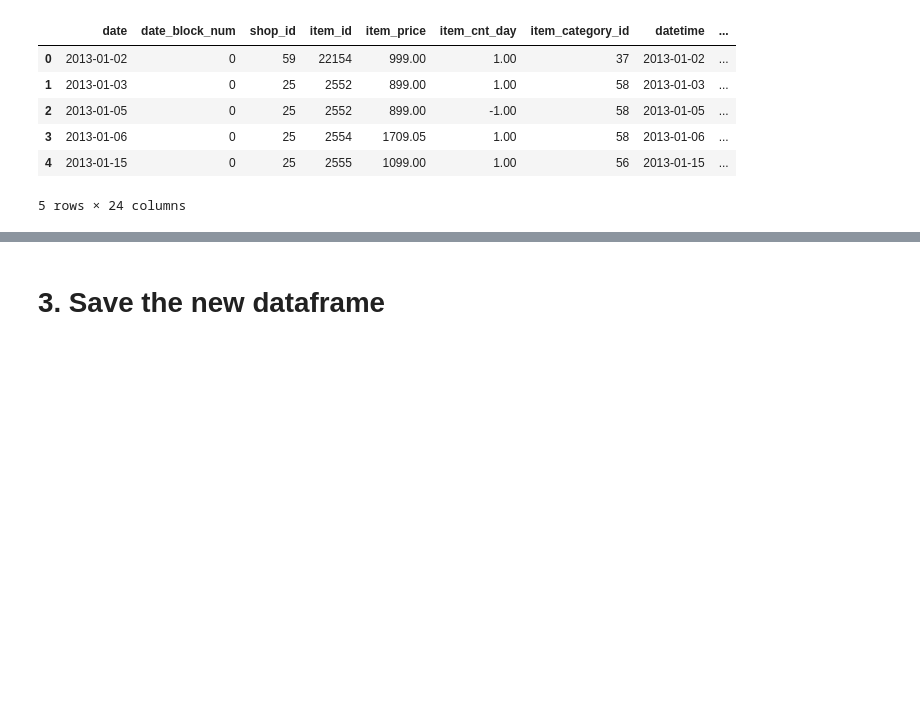
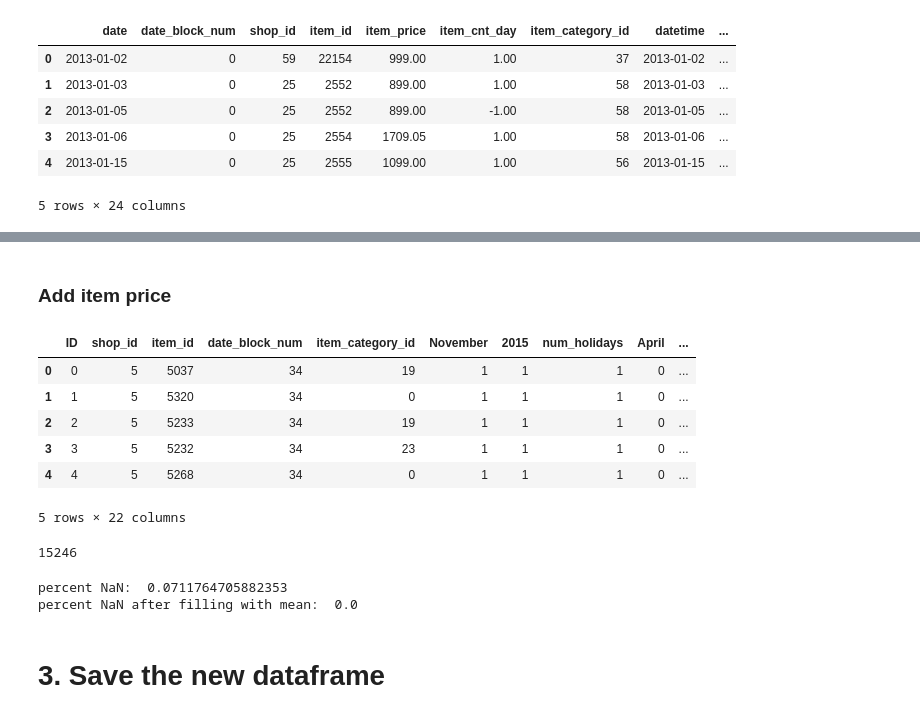
Before and after one commit to Snizzmo/Data-Science, a Jupyter notebook: Capstone_Two/03_Capstone_Two_Feature_Engineering.ipynb, the cells around one changed output, grey strips where cells are left out. Saved outputs shown, nothing was run; the diff lists cells and outputs as text; code cells hidden in the pictures; blank space fills up the shorter version.

```diff
--- a/Capstone_Two/03_Capstone_Two_Feature_Engineering.ipynb
+++ b/Capstone_Two/03_Capstone_Two_Feature_Engineering.ipynb
@@ -198,0 +278,4 @@ df.head()
+# %%
+training = training.merge(agg, on=["shop_id", "item_id","date_block_num",'item_category_id'], how='left')
+# %%
+training.drop(['holiday'], axis=1, inplace=True) #
@@ -198,0 +324,22 @@ df.head()
+# %%
+# date and datetime are encoded enough in the date_block_num, so we will drop those.
+# item_cnt_day is encoded in item monthly sales, so we will drop that too.
+training.drop(['item_cnt_day','date','datetime'], axis=1, inplace=True)
+# %% [markdown]
+### Add item price
+# %%
+# fill item price with average price for that ite
+grouped = training.groupby(by = ['item_id'])
+result = grouped.agg({'item_price':'mean'})
+result = result.reset_index()
+testing = testing.merge(result, on=['item_id'], how='left')
+testing=testing.rename(columns={'item_price':'item_month_avg_price'})
+testing.head()
+# %% [output]
+|  | ID | shop_id | item_id | date_block_num | item_category_id | November | 2015 | num_holidays | April | ... |
+| 0 | 0 | 5 | 5037 | 34 | 19 | 1 | 1 | 1 | 0 | ... |
+| 1 | 1 | 5 | 5320 | 34 | 0 | 1 | 1 | 1 | 0 | ... |
+| 2 | 2 | 5 | 5233 | 34 | 19 | 1 | 1 | 1 | 0 | ... |
+| 3 | 3 | 5 | 5232 | 34 | 23 | 1 | 1 | 1 | 0 | ... |
+| 4 | 4 | 5 | 5268 | 34 | 0 | 1 | 1 | 1 | 0 | ... |
+5 rows × 22 columns
@@ -199,2 +352,13 @@ df.head()
+# %%
+print(testing.item_month_avg_price.isna().sum())
+# %% [output]
+15246
+# %%
+print("percent NaN: ", testing.item_month_avg_price.isna().sum() / testing.ID.count())
+testing.item_month_avg_price.fillna(testing.item_month_avg_price.mean(), inplace=True)
+print("percent NaN after filling with mean: ", testing.item_month_avg_price.isna().sum() / testing.ID.count())
+# %% [output]
+percent NaN:  0.0711764705882353
+percent NaN after filling with mean:  0.0
 # %% [markdown]
 # 3. Save the new dataframe
```
Also changed, not shown: parts of 36 cells of this notebook, 1 other file.
